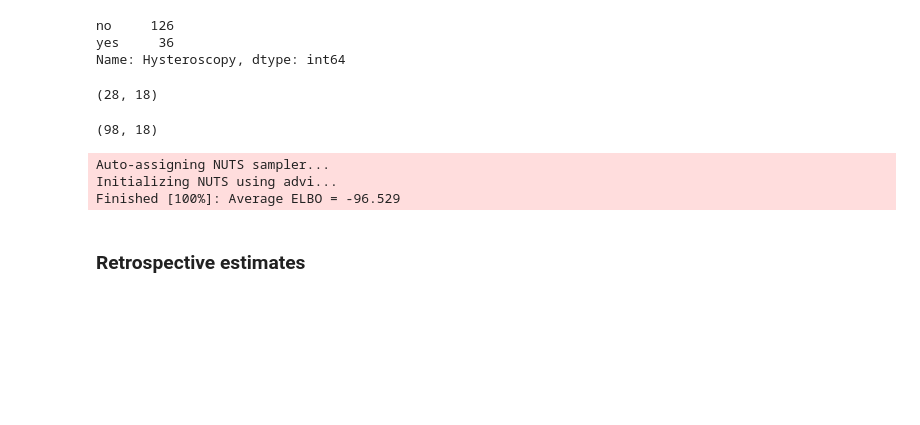
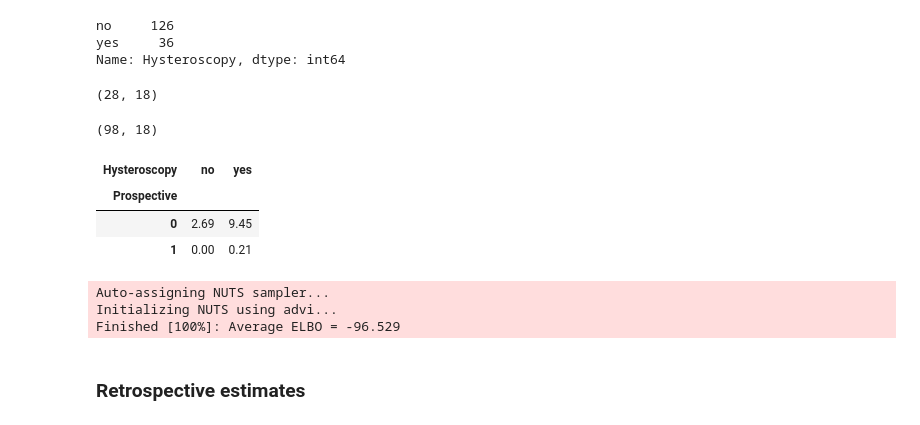
Before and after one commit to VanderbiltPopHealthSci/uterine_fibroids_MA, a Jupyter notebook: Key Question 3 Meta-analysis.ipynb, the cells around one changed output. Cells and saved outputs as stored; diff of their text form; code cells hidden in the pictures; blank space fills up the shorter version.

```diff
--- a/Key Question 3 Meta-analysis.ipynb
+++ b/Key Question 3 Meta-analysis.ipynb
@@ -415,6 +415,13 @@ all_data[(~prospective_mask) & hysteroscopy_mask].shape
 # %%
 no_hysteroscopy_prospective = original_model(all_data[prospective_mask & hysteroscopy_mask])
 no_hysteroscopy_retrospective = original_model(all_data[(~prospective_mask) & hysteroscopy_mask])
+# %%
+all_data.pivot_table(index='Prospective', columns='Hysteroscopy', values='Tumors').round(2)
+# %% [output]
+| Hysteroscopy | no | yes |
+| Prospective |  |  |
+| 0 | 2.69 | 9.45 |
+| 1 | 0.00 | 0.21 |
 # %%
 with no_hysteroscopy_retrospective:
     hyst_retrospective_trace = pm.sample(iterations, njobs=4, random_seed=rseeds)
```
Also changed, not shown: 7 other files.
